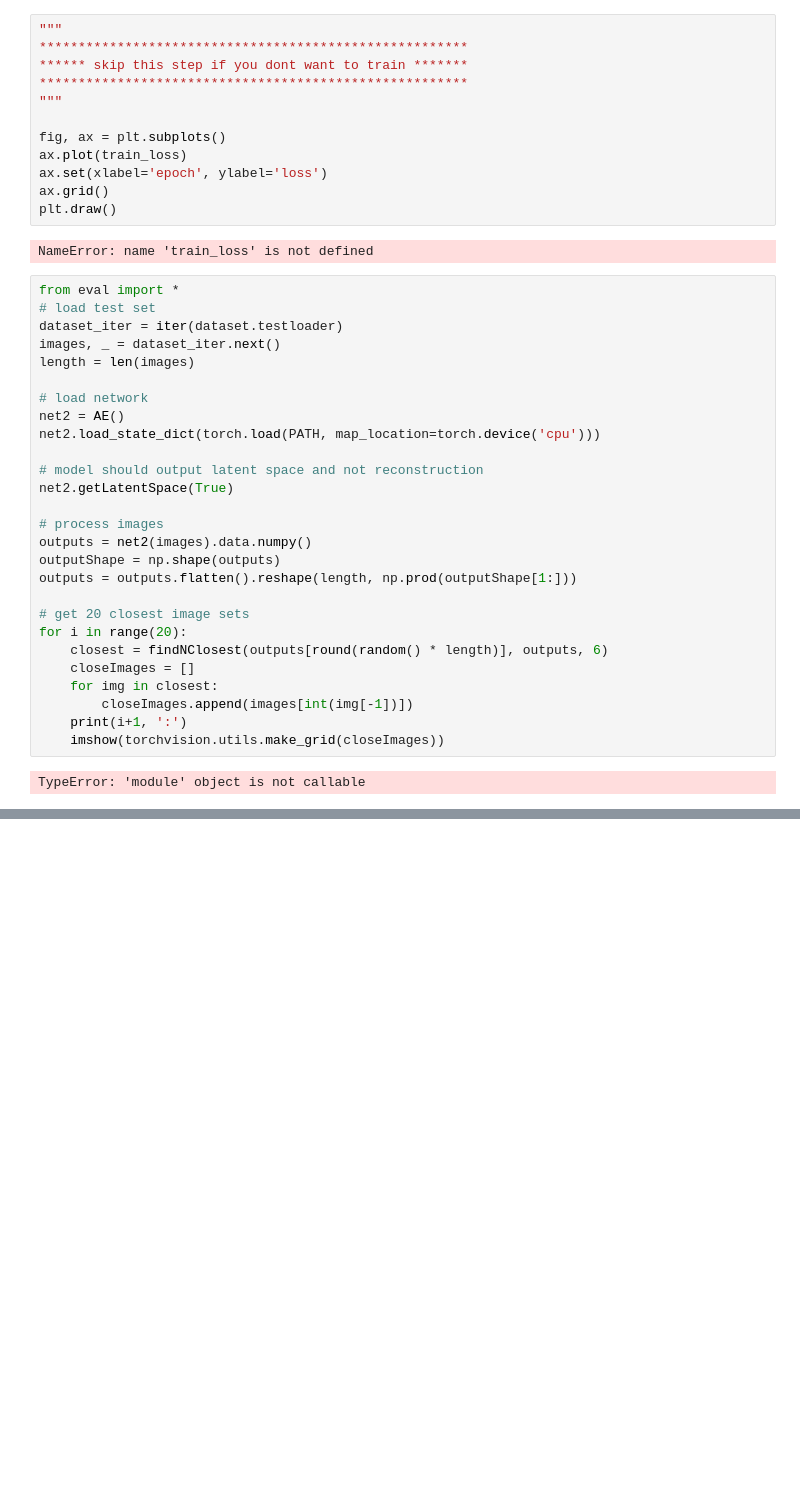
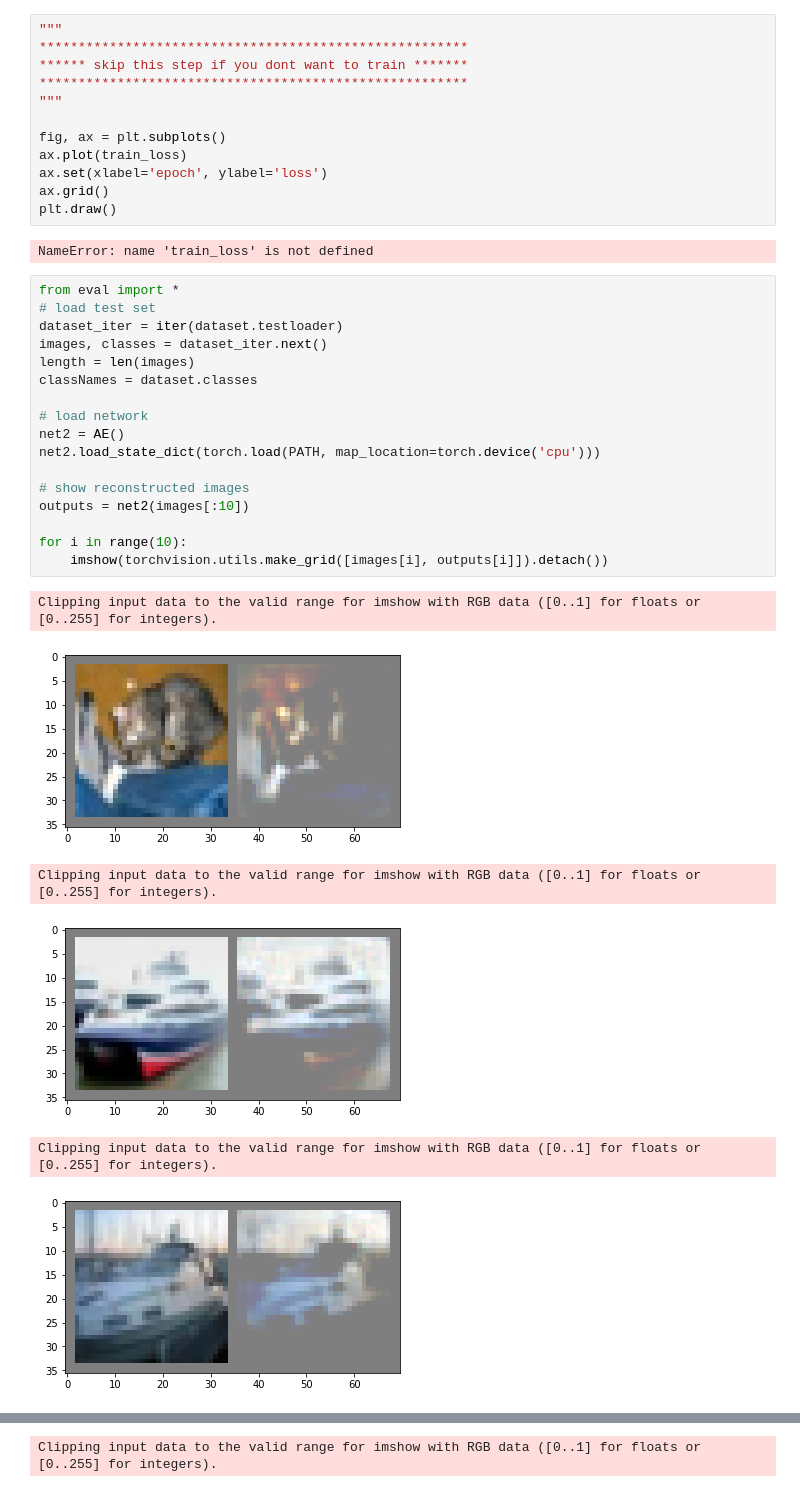
Before and after one commit to PhilipOe1612340/MMR-Autoencoder, a Jupyter notebook: src/autoencoder-pytorch.ipynb, the cells around one changed output, grey strips where cells are left out. Drawn from its saved outputs; the diff is of its cells as text; blank space fills up the shorter version.

Commit message:
show reconstructed images and image classes

```diff
--- a/src/autoencoder-pytorch.ipynb
+++ b/src/autoencoder-pytorch.ipynb
@@ -173,29 +182,24 @@ NameError: name 'train_loss' is not defined
 # %%
 from eval import *
 # load test set
 dataset_iter = iter(dataset.testloader)
-images, _ = dataset_iter.next()
+images, classes = dataset_iter.next()
 length = len(images)
+classNames = dataset.classes
 
 # load network
 net2 = AE()
 net2.load_state_dict(torch.load(PATH, map_location=torch.device('cpu')))
 
-# model should output latent space and not reconstruction
-net2.getLatentSpace(True)
+# show reconstructed images
+outputs = net2(images[:10])
 
-# process images
-outputs = net2(images).data.numpy()
-outputShape = np.shape(outputs)
-outputs = outputs.flatten().reshape(length, np.prod(outputShape[1:]))
-
-# get 20 closest image sets
-for i in range(20):
-    closest = findNClosest(outputs[round(random() * length)], outputs, 6)
-    closeImages = []
-    for img in closest:
-        closeImages.append(images[int(img[-1])])
-    print(i+1, ':')
-    imshow(torchvision.utils.make_grid(closeImages))
+for i in range(10):
+    imshow(torchvision.utils.make_grid([images[i], outputs[i]]).detach())
 # %% [output]
-TypeError: 'module' object is not callable
+Clipping input data to the valid range for imshow with RGB data ([0..1] for floats or [0..255] for integers).
+[figure, added]
+Clipping input data to the valid range for imshow with RGB data ([0..1] for floats or [0..255] for integers).
+[figure, added]
+Clipping input data to the valid range for imshow with RGB data ([0..1] for floats or [0..255] for integers).
+[figure, added]
@@ -201,0 +209 @@ TypeError: 'module' object is not callable
+Clipping input data to the valid range for imshow with RGB data ([0..1] for floats or [0..255] for integers).
```
Also changed, not shown: parts of 6 cells of this notebook.
